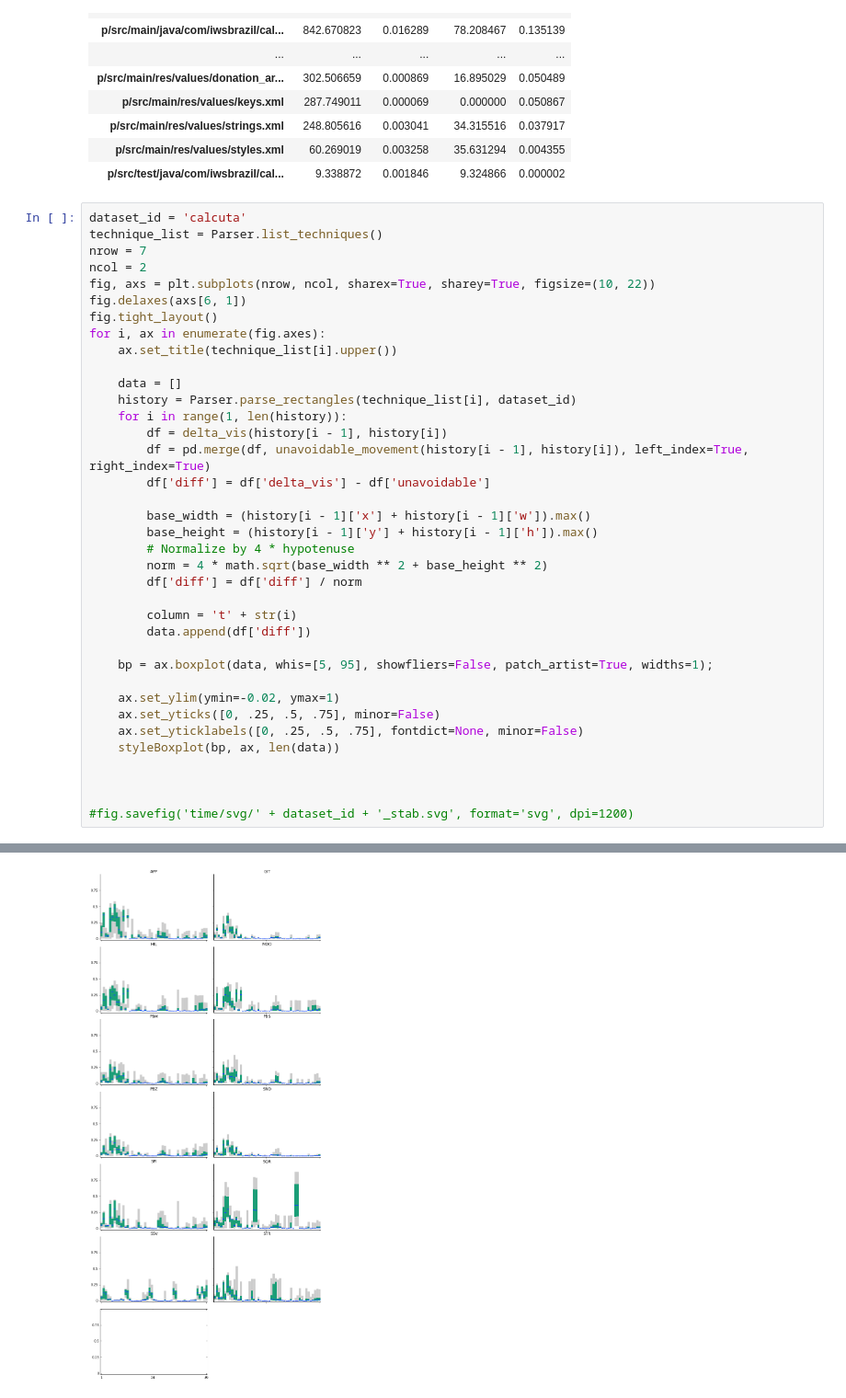
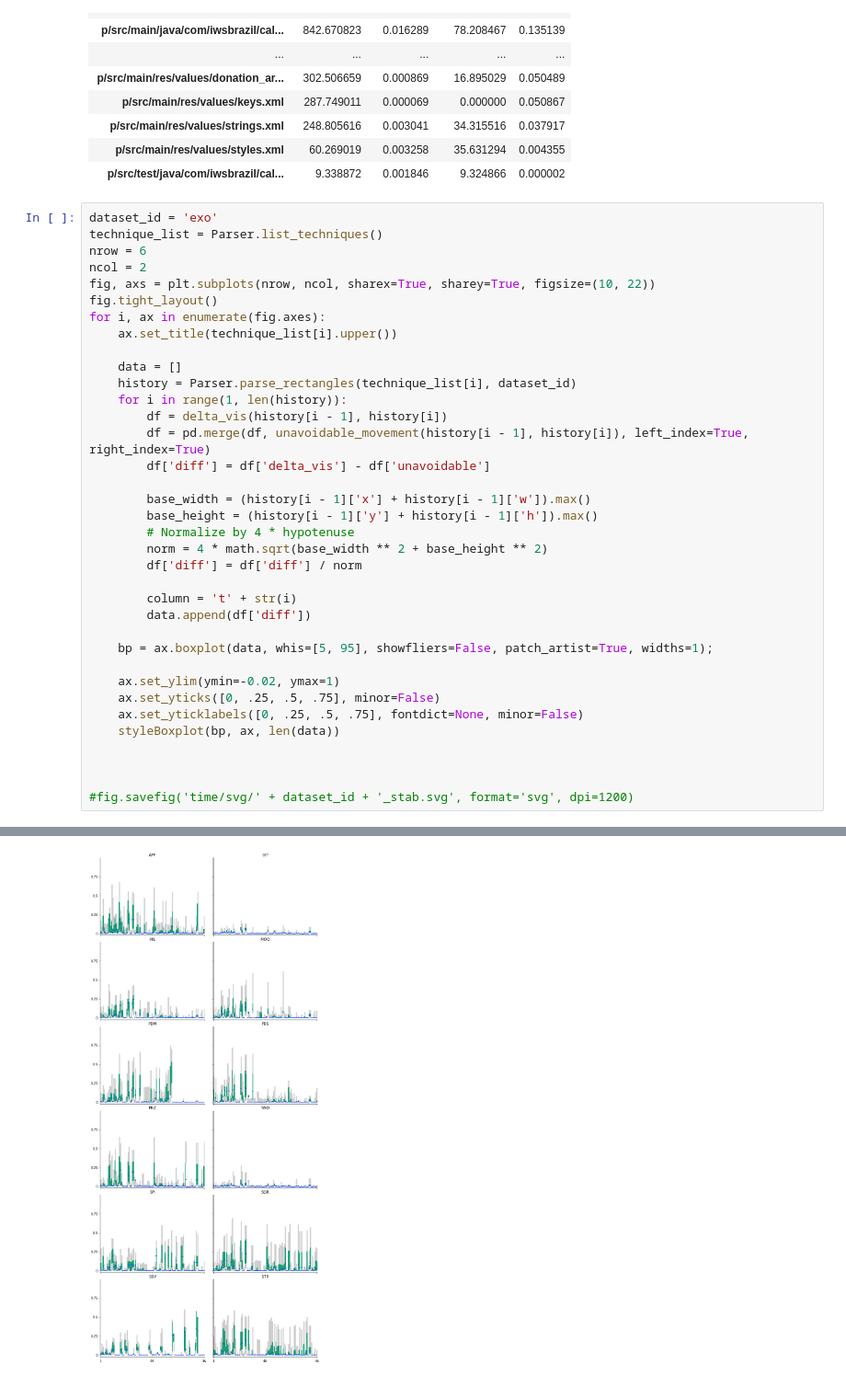
Before and after one commit to EduardoVernier/treemap-analysis, a Jupyter notebook: notebooks/sketchbook.ipynb, the cells around one changed output, grey strips where cells are left out. Shown: that part at 92% size. Saved outputs shown, nothing was run; the diff lists cells and outputs as text.

```diff
--- a/notebooks/sketchbook.ipynb
+++ b/notebooks/sketchbook.ipynb
@@ -173,12 +173,11 @@ df
 | p/src/main/res/values/styles.xml | 60.269019 | 0.003258 | 35.631294 | 0.004355 |
 | p/src/test/java/com/iwsbrazil/cal... | 9.338872 | 0.001846 | 9.324866 | 0.000002 |
 # %%
-dataset_id = 'calcuta'
+dataset_id = 'exo'
 technique_list = Parser.list_techniques()
-nrow = 7
+nrow = 6
 ncol = 2
 fig, axs = plt.subplots(nrow, ncol, sharex=True, sharey=True, figsize=(10, 22))
-fig.delaxes(axs[6, 1])
 fig.tight_layout()
 for i, ax in enumerate(fig.axes):
     ax.set_title(technique_list[i].upper())
@@ -214 +212 @@ IndexError: list index out of range
-[figure, old version]
+[figure, new version]
```
Also changed, not shown: parts of 1 cell of this notebook.
